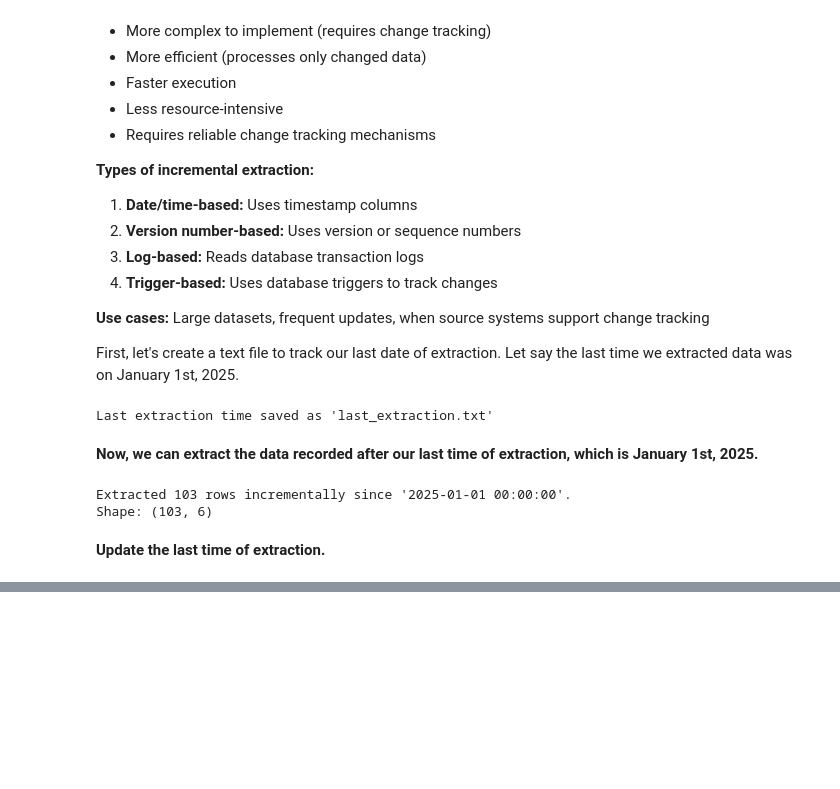
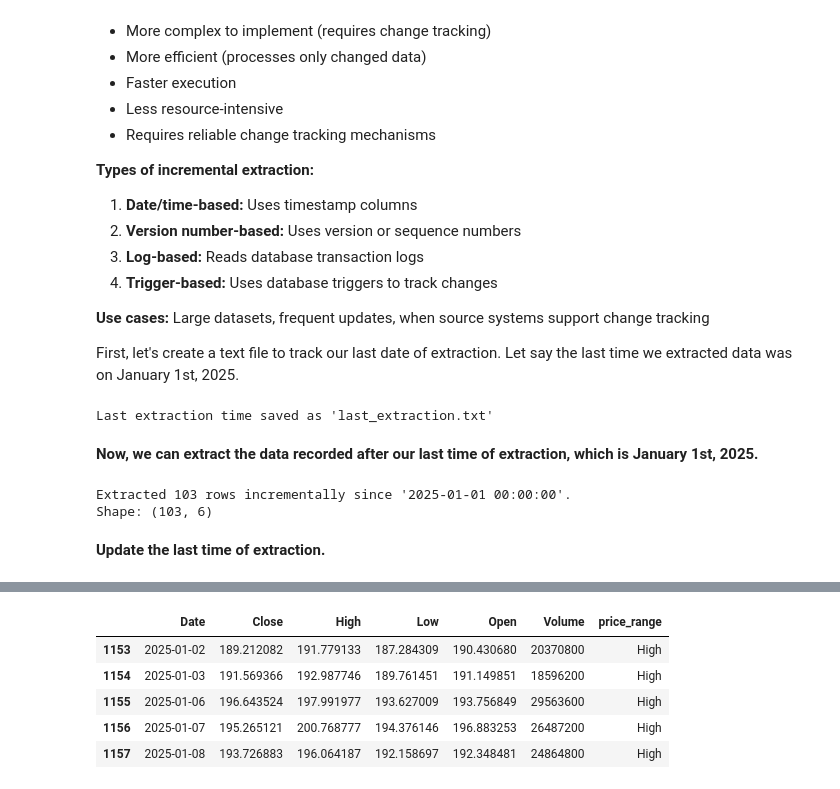
Before and after one commit to SamAbr/ETL_Extract_Samuel_Abrha, a Jupyter notebook: ETL_extract.ipynb, the cells around one changed output, grey strips where cells are left out. Cells and saved outputs as stored; diff of their text form; code cells hidden in the pictures; blank space fills up the shorter version.

```diff
--- a/ETL_extract.ipynb
+++ b/ETL_extract.ipynb
@@ -87,0 +297,13 @@ Last extraction date updated to '2025-06-10 16:30:17'.
+# %%
+# Save transformed data
+incremental_df.to_csv("Download/transformed_incremental.csv", index=False)
+
+# Preview transformed full data
+incremental_df.head()
+# %% [output]
+|  | Date | Close | High | Low | Open | Volume | price_range |
+| 1153 | 2025-01-02 | 189.212082 | 191.779133 | 187.284309 | 190.430680 | 20370800 | High |
+| 1154 | 2025-01-03 | 191.569366 | 192.987746 | 189.761451 | 191.149851 | 18596200 | High |
+| 1155 | 2025-01-06 | 196.643524 | 197.991977 | 193.627009 | 193.756849 | 29563600 | High |
+| 1156 | 2025-01-07 | 195.265121 | 200.768777 | 194.376146 | 196.883253 | 26487200 | High |
+| 1157 | 2025-01-08 | 193.726883 | 196.064187 | 192.158697 | 192.348481 | 24864800 | High |
```
Also changed, not shown: parts of 27 cells of this notebook, 2 other files.
